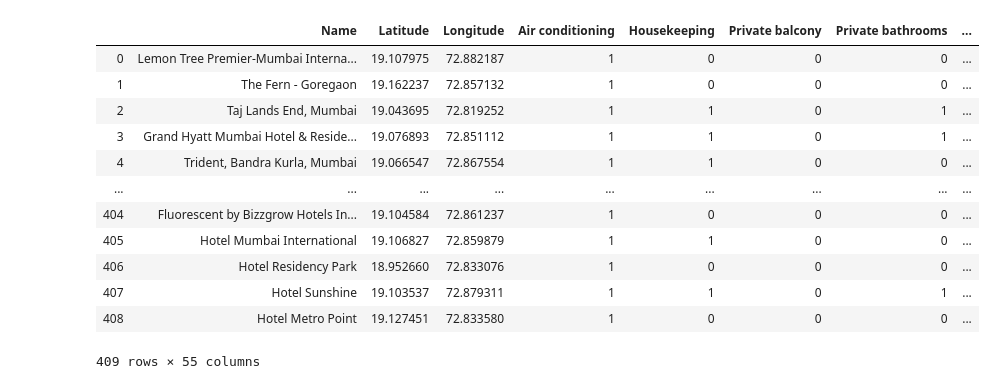
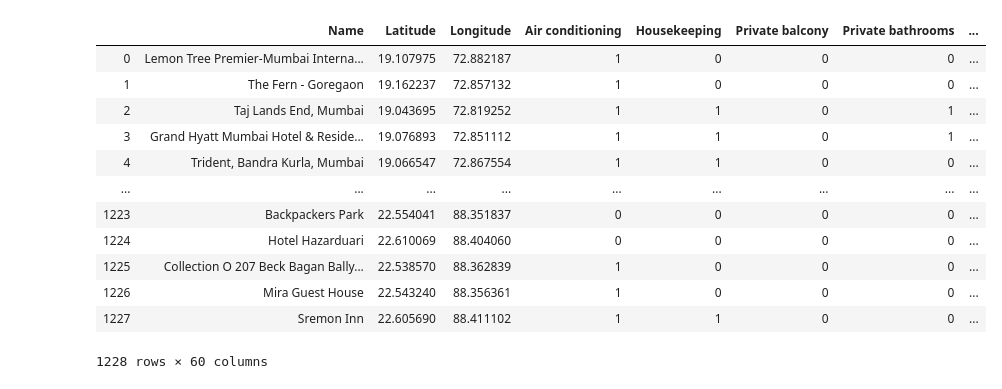
Before and after one commit to msoumyakant14/Hotel-Pricing-Analysis, a Jupyter notebook: model.ipynb, the cells around one changed output. Cells and saved outputs as stored; diff of their text form; code cells hidden in the pictures.

```diff
--- a/model.ipynb
+++ b/model.ipynb
@@ -5,20 +8,38 @@ from sklearn.linear_model import LinearRegression
 from sklearn.feature_selection import RFE
 from sklearn.ensemble import RandomForestRegressor
 from sklearn.model_selection import train_test_split
-# %%
-df = pd.read_csv("Hotel-Pricing-Analysis/Dataset/Cleaned_Score/mumbai_hotels_scored_cleaned.csv")
-df
-# %% [output]
-|  | Name | Latitude | Longitude | Air conditioning | Housekeeping | Private balcony | Private bathrooms | ... |
-| 0 | Lemon Tree Premier-Mumbai Interna... | 19.107975 | 72.882187 | 1 | 0 | 0 | 0 | ... |
-| 1 | The Fern - Goregaon | 19.162237 | 72.857132 | 1 | 0 | 0 | 0 | ... |
-| 2 | Taj Lands End, Mumbai | 19.043695 | 72.819252 | 1 | 1 | 0 | 1 | ... |
-| 3 | Grand Hyatt Mumbai Hotel & Reside... | 19.076893 | 72.851112 | 1 | 1 | 0 | 1 | ... |
-| 4 | Trident, Bandra Kurla, Mumbai | 19.066547 | 72.867554 | 1 | 1 | 0 | 0 | ... |
-| ... | ... | ... | ... | ... | ... | ... | ... | ... |
-| 404 | Fluorescent by Bizzgrow Hotels In... | 19.104584 | 72.861237 | 1 | 0 | 0 | 0 | ... |
-| 405 | Hotel Mumbai International | 19.106827 | 72.859879 | 1 | 1 | 0 | 0 | ... |
-| 406 | Hotel Residency Park | 18.952660 | 72.833076 | 1 | 0 | 0 | 0 | ... |
-| 407 | Hotel Sunshine | 19.103537 | 72.879311 | 1 | 1 | 0 | 1 | ... |
-| 408 | Hotel Metro Point | 19.127451 | 72.833580 | 1 | 0 | 0 | 0 | ... |
-409 rows × 55 columns
+# %%
+df_mum = pd.read_csv("Hotel-Pricing-Analysis/Dataset/Cleaned_Score/mumbai_hotels_scored_cleaned.csv")
+df_mum.insert(2, "City", ['Mumbai' for x in range(df_mum.shape[0])], True)
+df_del = pd.read_csv("Hotel-Pricing-Analysis/Dataset/Cleaned_Score/delhi_hotels_scored_cleaned.csv")
+df_del.insert(2, "City", ['Delhi' for x in range(df_del.shape[0])], True)
+df_ban = pd.read_csv("Hotel-Pricing-Analysis/Dataset/Cleaned_Score/bangalore_hotels_scored_cleaned.csv")
+df_ban.insert(2, "City", ['Bangalore' for x in range(df_ban.shape[0])], True)
+df_che = pd.read_csv("Hotel-Pricing-Analysis/Dataset/Cleaned_Score/chennai_hotels_scored_cleaned.csv")
+df_che.insert(2, "City", ['Chennai' for x in range(df_che.shape[0])], True)
+df_kol = pd.read_csv("Hotel-Pricing-Analysis/Dataset/Cleaned_Score/kolkata_hotels_scored_cleaned.csv")
+df_kol.insert(2, "City", ['Kolkata' for x in range(df_kol.shape[0])], True)
+
+df = df_mum.copy(deep=True)
+df = df.append(df_del, ignore_index = True)
+df = df.append(df_ban, ignore_index = True)
+df = df.append(df_che, ignore_index = True)
+df = df.append(df_kol, ignore_index = True)
+dum = pd.get_dummies(df.City)
+df=df.drop('City', axis=1)
+df = pd.concat([df, dum], axis=1)
+df
+# %% [output]
+|  | Name | Latitude | Longitude | Air conditioning | Housekeeping | Private balcony | Private bathrooms | ... |
+| 0 | Lemon Tree Premier-Mumbai Interna... | 19.107975 | 72.882187 | 1 | 0 | 0 | 0 | ... |
+| 1 | The Fern - Goregaon | 19.162237 | 72.857132 | 1 | 0 | 0 | 0 | ... |
+| 2 | Taj Lands End, Mumbai | 19.043695 | 72.819252 | 1 | 1 | 0 | 1 | ... |
+| 3 | Grand Hyatt Mumbai Hotel & Reside... | 19.076893 | 72.851112 | 1 | 1 | 0 | 1 | ... |
+| 4 | Trident, Bandra Kurla, Mumbai | 19.066547 | 72.867554 | 1 | 1 | 0 | 0 | ... |
+| ... | ... | ... | ... | ... | ... | ... | ... | ... |
+| 1223 | Backpackers Park | 22.554041 | 88.351837 | 0 | 0 | 0 | 0 | ... |
+| 1224 | Hotel Hazarduari | 22.610069 | 88.404060 | 0 | 0 | 0 | 0 | ... |
+| 1225 | Collection O 207 Beck Bagan Bally... | 22.538570 | 88.362839 | 1 | 0 | 0 | 0 | ... |
+| 1226 | Mira Guest House | 22.543240 | 88.356361 | 1 | 0 | 0 | 0 | ... |
+| 1227 | Sremon Inn | 22.605690 | 88.411102 | 1 | 1 | 0 | 0 | ... |
+1228 rows × 60 columns
```
Also changed, not shown: parts of 23 cells of this notebook, 3 other files.
